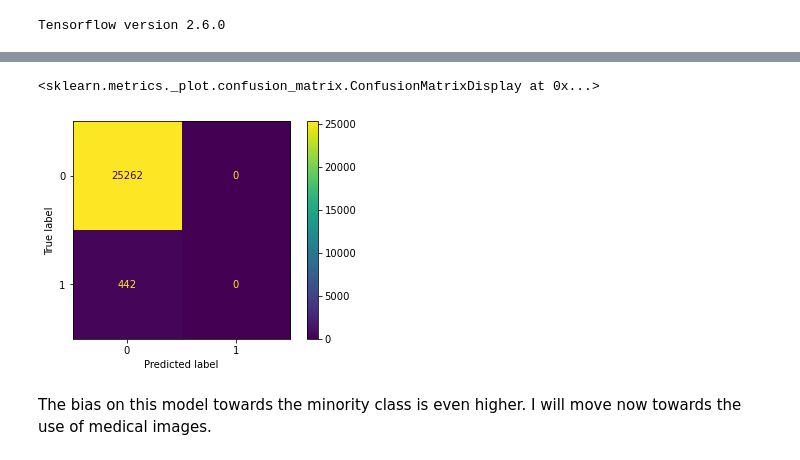
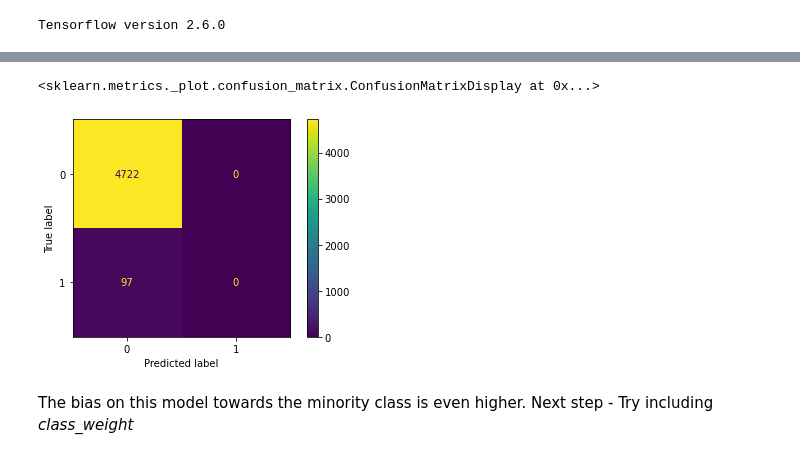
Before and after one commit to mcachosoblechero/MelanomaDetection, a Jupyter notebook: Explore/2. Model Development.ipynb, the cells around one changed output, grey strips where cells are left out. Cells and saved outputs as stored; diff of their text form; code cells hidden in the pictures.

```diff
--- a/Explore/2. Model Development.ipynb
+++ b/Explore/2. Model Development.ipynb
@@ -307,6 +335,10 @@ Tensorflow version 2.6.0
+# %%
+ds_train = ds_train.batch(batch_size).prefetch(1)
+ds_val = ds_val.batch(batch_size).prefetch(1)
+ds_test = ds_test.batch(batch_size).prefetch(1)
 # %%
 SimpleNN = Sequential()
-SimpleNN.add(Dense(16, activation='relu', input_shape=[len(X_train.columns)]))
+SimpleNN.add(Dense(16, activation='relu', input_shape=[num_features]))
 SimpleNN.add(Dense(16, activation='relu'))
 SimpleNN.add(Dense(1, activation='sigmoid'))
 SimpleNN.summary()
@@ -326,7 +358,7 @@ Trainable params: 433
 Non-trainable params: 0
 _________________________________________________________________
 # %%
-SimpleNN.compile(optimizer='sgd', loss='binary_crossentropy', metrics=['AUC'])
-SimpleNN.fit(X_train, y_train, epochs=100, callbacks=EarlyStopping(monitor='auc', patience=5))
+SimpleNN.compile(optimizer='sgd', loss='binary_crossentropy', metrics=['Recall'])
+SimpleNN.fit(ds_train, epochs=100, validation_data=ds_val, callbacks=EarlyStopping(monitor='val_recall', patience=5))
 # %% [output]
 Epoch 1/100
@@ -344,11 +376,15 @@ Epoch 6/100
 <keras.callbacks.History at 0x...>
+# %%
+def RetrieveLabelsFromDataset(dataset):
+    return np.concatenate([b for a, b in dataset], axis=0)
 # %%
-y_pred = SimpleNN.predict(X_train)
-cm = tf.math.confusion_matrix(y_train, y_pred).numpy()
+y_pred = np.round(SimpleNN.predict(ds_val))
+y_true = RetrieveLabelsFromDataset(ds_val)
+cm = confusion_matrix(y_pred=y_pred, y_true=y_true)
 disp = ConfusionMatrixDisplay(cm)
 disp.plot()
 # %% [output]
 <sklearn.metrics._plot.confusion_matrix.ConfusionMatrixDisplay at 0x...>
-[figure, old version]
+[figure, new version]
 # %% [markdown]
-The bias on this model towards the minority class is even higher. I will move now towards the use of medical images.
+The bias on this model towards the minority class is even higher. Next step - Try including *class_weight*
```
Also changed, not shown: parts of 27 cells of this notebook.
